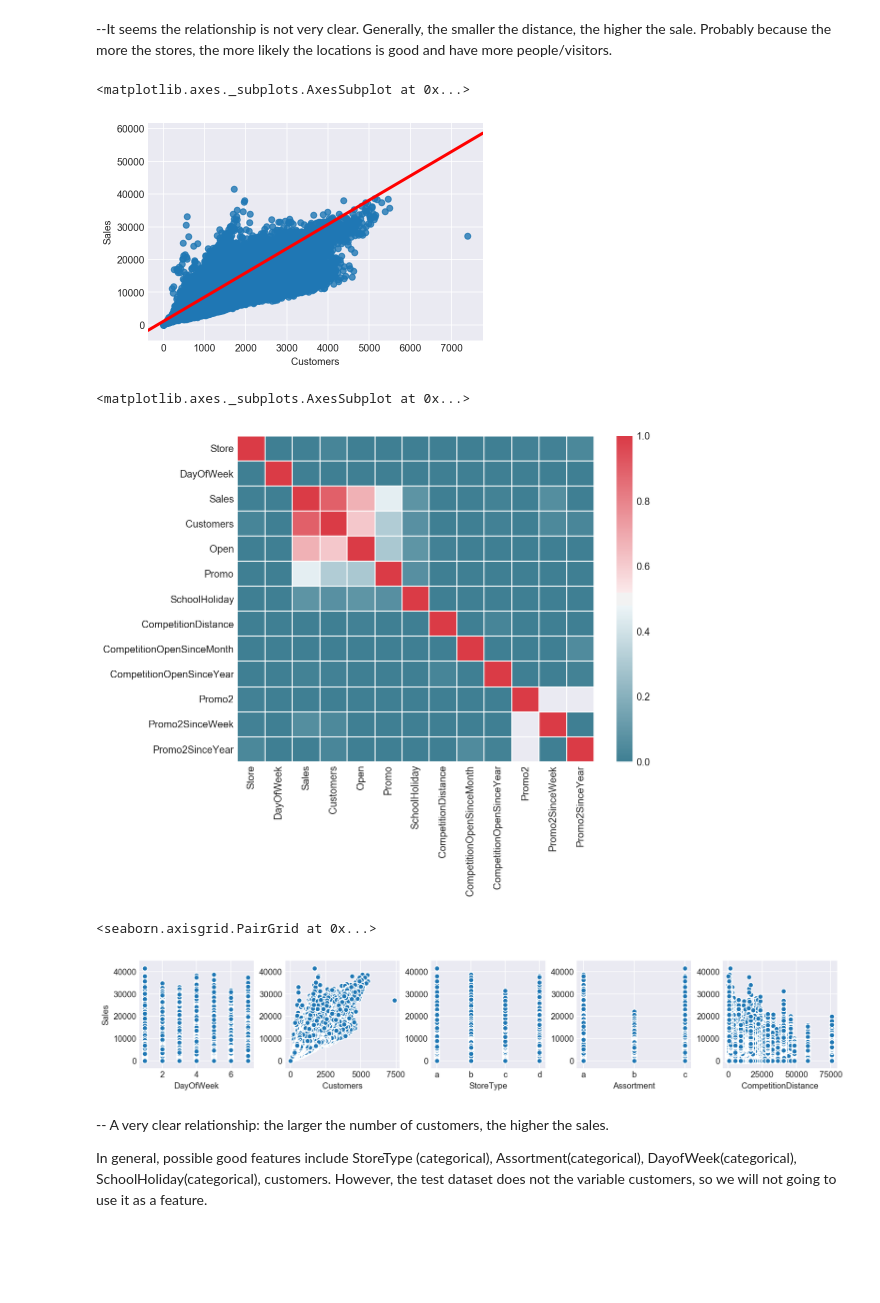
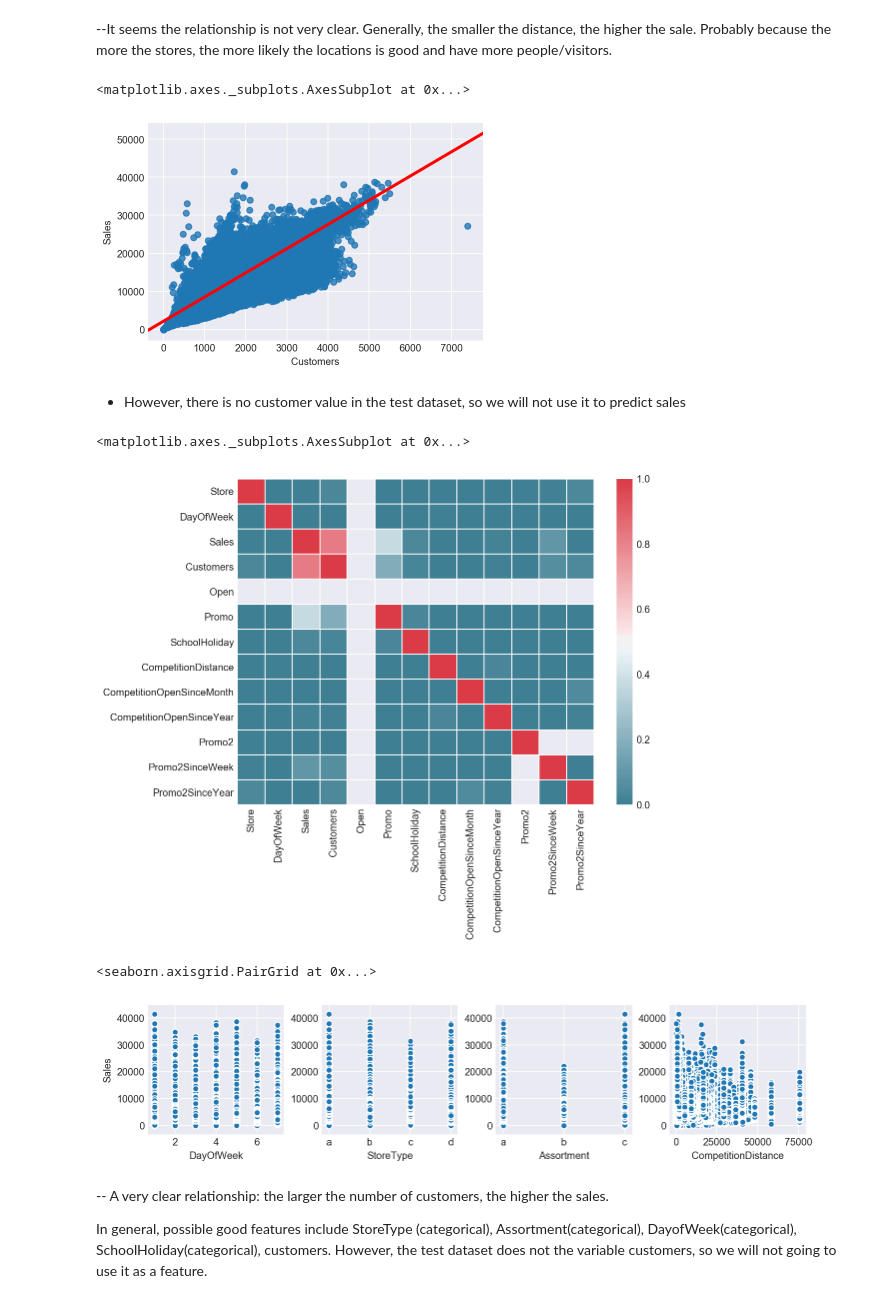
Before and after one commit to sososummer88/Rossmann-Store-Sale---Kaggle-Competition, a Jupyter notebook: Capstone Project - Fang Hong.ipynb, the cells around one changed output. Saved outputs shown, nothing was run; the diff lists cells and outputs as text; code cells hidden in the pictures; blank space fills up the shorter version.

```diff
--- a/Capstone Project - Fang Hong.ipynb
+++ b/Capstone Project - Fang Hong.ipynb
@@ -169,2 +154,5 @@ sns.barplot(data=train_store, x='StoreType', y='Sales', ci=None)
 # %% [markdown]
 -- Store type b has the highest mean sales. Thus, StoreType mighe be a good figure to predict sales.
+# %%
+train_store_open=train_store[train_store.Open==1]
+train_store_open.head(3)
@@ -244,26 +252,28 @@ train_store.plot.scatter(x='CompetitionDistance', y='Sales', legend=True, figsiz
 # Examine the association between number of customers and sales
 #train_store.plot.scatter(x='Customers', y='Sales', legend=True, figsize=(10, 8))
 
-sns.regplot('Customers','Sales', data = train_store, line_kws={"color":"r", "lw":3})
+sns.regplot('Customers','Sales', data = train_store_open, line_kws={"color":"r", "lw":3})
 # %% [output]
 <matplotlib.axes._subplots.AxesSubplot at 0x...>
-[figure, old version]
+[figure, new version]
+# %% [markdown]
+- However, there is no customer value in the test dataset, so we will not use it to predict sales
 # %%
 # Examine the correlation among different features.
 plt.subplots(figsize=(8,6))
 cmap = sns.diverging_palette(220, 10, as_cmap=True)
-sns.heatmap(train_store.corr(), vmin=0, vmax=1, cmap=cmap, linewidths=.5)
+sns.heatmap(train_store_open.corr(), vmin=0, vmax=1, cmap=cmap, linewidths=.5)
 # %% [output]
 <matplotlib.axes._subplots.AxesSubplot at 0x...>
-[figure, old version]
+[figure, new version]
 # %%
 #Multiple scatterplots in Seaborn
 sns.set_style('darkgrid')
-feature_cols1=['DayOfWeek', 'Customers', 'StoreType', 'Assortment', 'CompetitionDistance']
-sns.pairplot(train_store, x_vars=feature_cols1, y_vars='Sales', kind='scatter', palette="Set2")
+feature_cols1=['DayOfWeek', 'StoreType', 'Assortment', 'CompetitionDistance']
+sns.pairplot(train_store_open, x_vars=feature_cols1, y_vars='Sales', kind='scatter', palette="Set2")
 # %% [output]
 <seaborn.axisgrid.PairGrid at 0x...>
-[figure, old version]
+[figure, new version]
 # %% [markdown]
 -- A very clear relationship: the larger the number of customers, the higher the sales.
 
```
Also changed, not shown: parts of 132 cells of this notebook.
